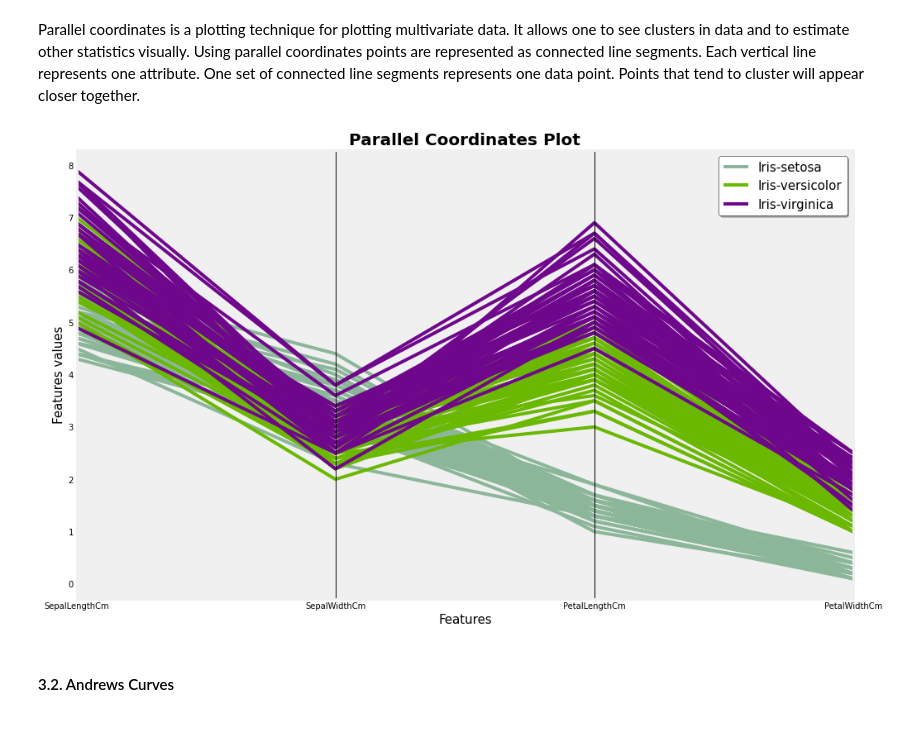
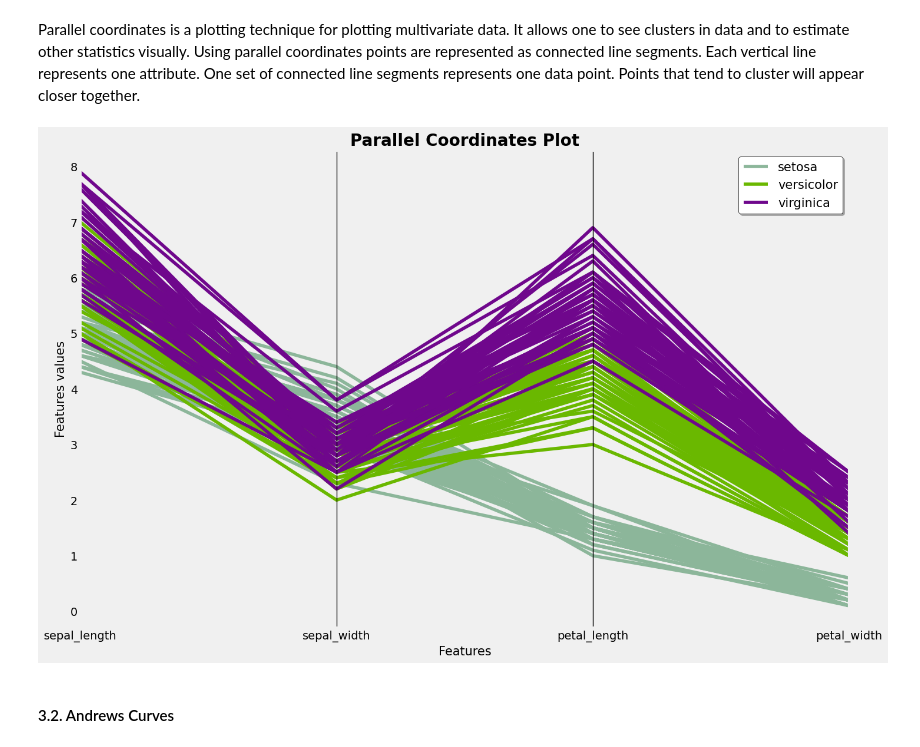
Before and after one commit to Fora1030/data-science, a Jupyter notebook: DATA300/week_8/knn_classification_tutorial_iris_v2.ipynb, the cells around one changed output. Cells and saved outputs as stored; diff of their text form; code cells hidden in the pictures.

```diff
--- a/DATA300/week_8/knn_classification_tutorial_iris_v2.ipynb
+++ b/DATA300/week_8/knn_classification_tutorial_iris_v2.ipynb
@@ -69,6 +77,6 @@ dataset.head(5)
 # %%
 # Id is not useful for our purposes, so we can drop
-dataset = dataset.drop(['Id'], axis=1)
+# dataset = dataset.drop(['Id'], axis=1)
 # %%
 dataset.describe()
 # %% [output]
@@ -225,14 +233,14 @@ Parallel coordinates is a plotting technique for plotting multivariate data. It
 # %%
 from pandas.plotting import parallel_coordinates
 plt.figure(figsize=(15,10))
-parallel_coordinates(dataset, "Species")
+parallel_coordinates(dataset, "species")
 plt.title('Parallel Coordinates Plot', fontsize=20, fontweight='bold')
 plt.xlabel('Features', fontsize=15)
 plt.ylabel('Features values', fontsize=15)
 plt.legend(loc=1, prop={'size': 15}, frameon=True,shadow=True, facecolor="white", edgecolor="black")
 plt.show()
 # %% [output]
-[figure, old version]
+[figure, new version]
 # %% [markdown]
 #### 3.2. Andrews Curves
 # %% [markdown]
```
Also changed, not shown: parts of 16 cells of this notebook, 3 other files.
